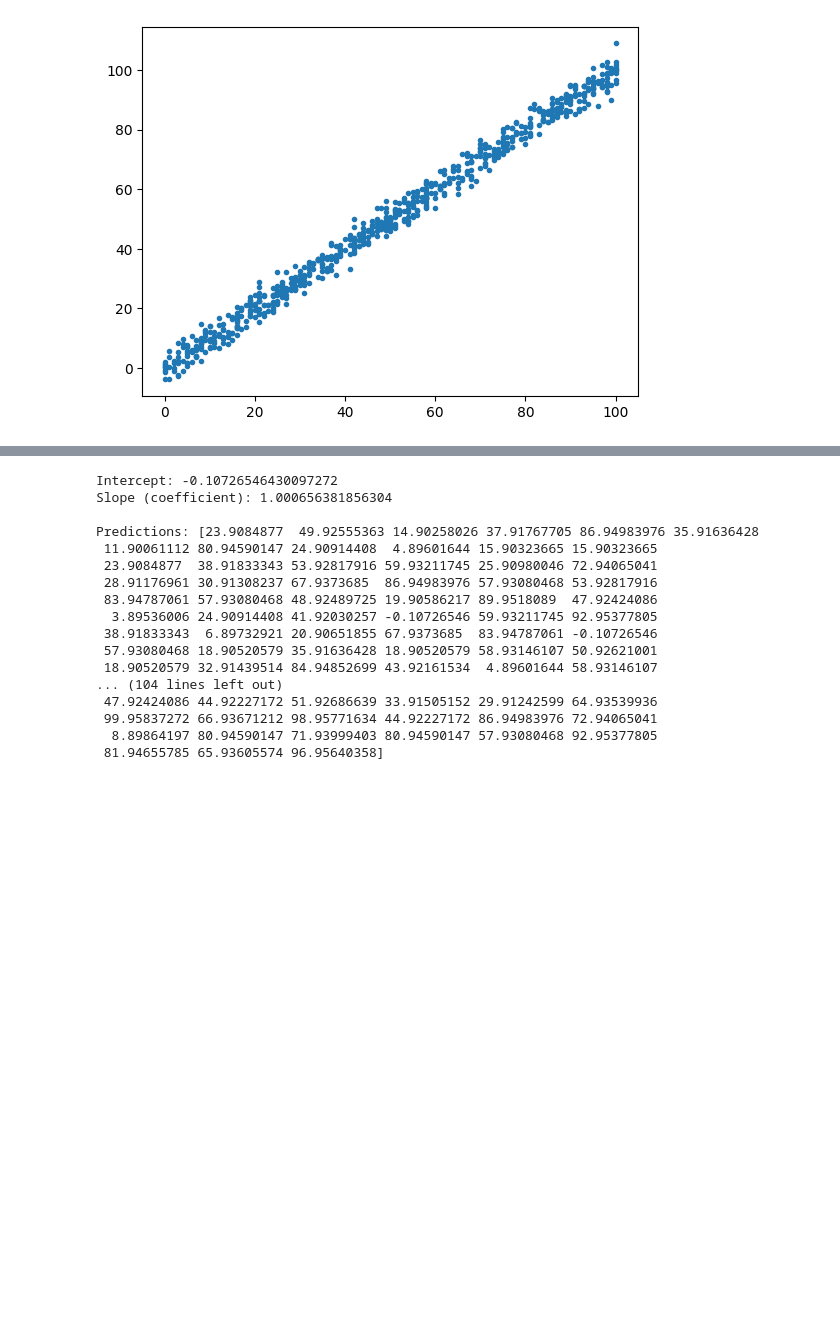
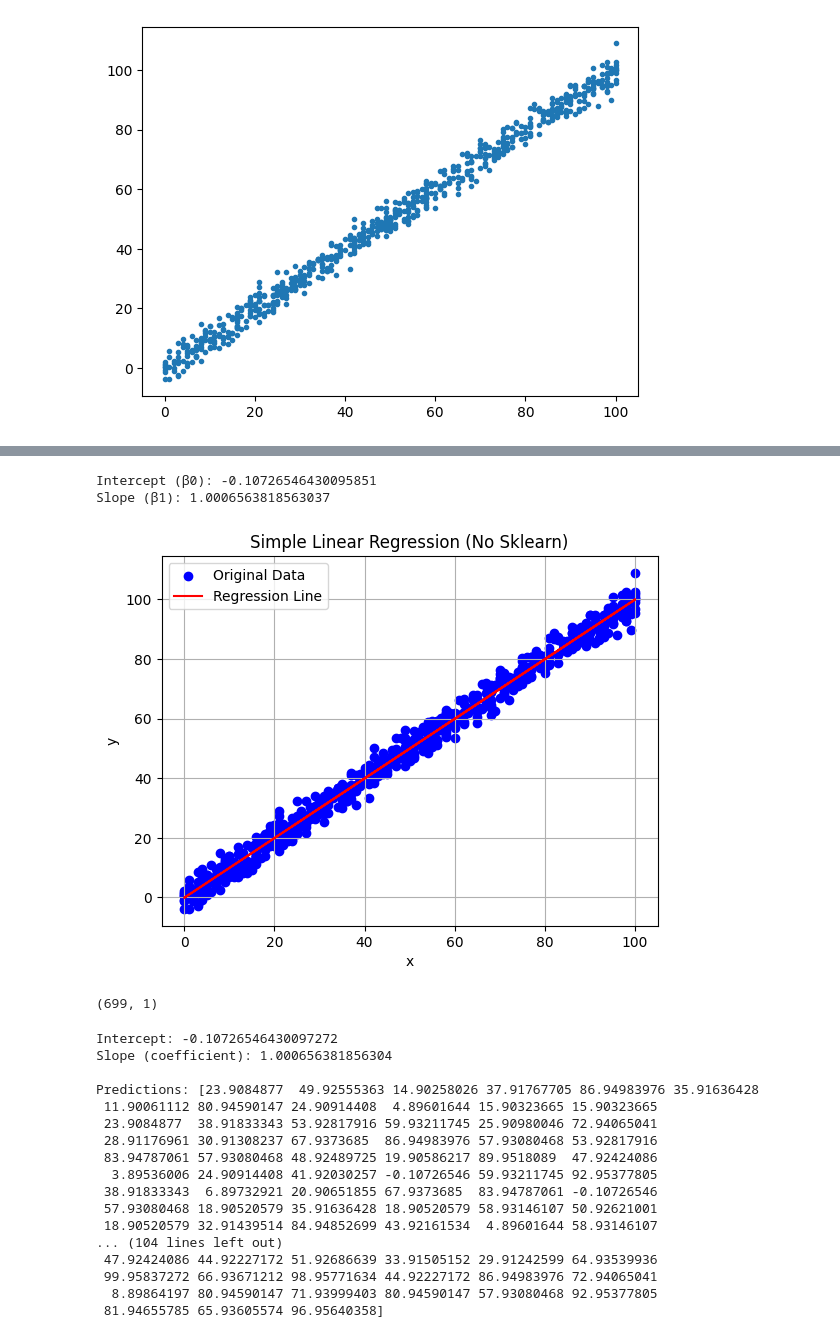
Before and after one commit to RMukeshR/ml_scratch, a Jupyter notebook: Simple_Linear_Regression.ipynb, the cells around one changed output, grey strips where cells are left out. Saved outputs shown, nothing was run; the diff lists cells and outputs as text; code cells hidden in the pictures; blank space fills up the shorter version.

Commit message:
simple regression

```diff
--- a/Simple_Linear_Regression.ipynb
+++ b/Simple_Linear_Regression.ipynb
@@ -45,3 +48,4 @@ X
 # %%
+y = np.array(train_data["y"])
 y
 # %% [output]
@@ -68,3 +97,43 @@ plt.plot(X,y, ".")
+# %%
+# Mean of x and y
+x_mean = np.mean(X)
+y_mean = np.mean(y)
+# %%
+denomerator = np.sum((X - x_mean)**2)
+
+numerator = np.sum((X- x_mean)*(y - y_mean))
+
+
+beta1 =  numerator / denomerator
+
+
+beta0 = y_mean - beta1*x_mean
+# %%
+y_pred = beta0 + beta1*X
+# %%
+# Print coefficients
+print(f"Intercept (β0): {beta0}")
+print(f"Slope (β1): {beta1}")
+
+# Plotting
+plt.scatter(X, y, color='blue', label='Original Data')
+plt.plot(X, y_pred, color='red', label='Regression Line')
+plt.xlabel("x")
+plt.ylabel("y")
+plt.legend()
+plt.title("Simple Linear Regression (No Sklearn)")
+plt.grid(True)
+plt.show()
+# %% [output]
+Intercept (β0): -0.10726546430095851
+Slope (β1): 1.0006563818563037
+[figure, added]
+# %%
+X = X.reshape(-1, 1)
+
+X.shape
+# %% [output]
+(699, 1)
 # %%
 from sklearn.linear_model import LinearRegression, Ridge, Lasso
 
```
Also changed, not shown: parts of 4 cells of this notebook.
